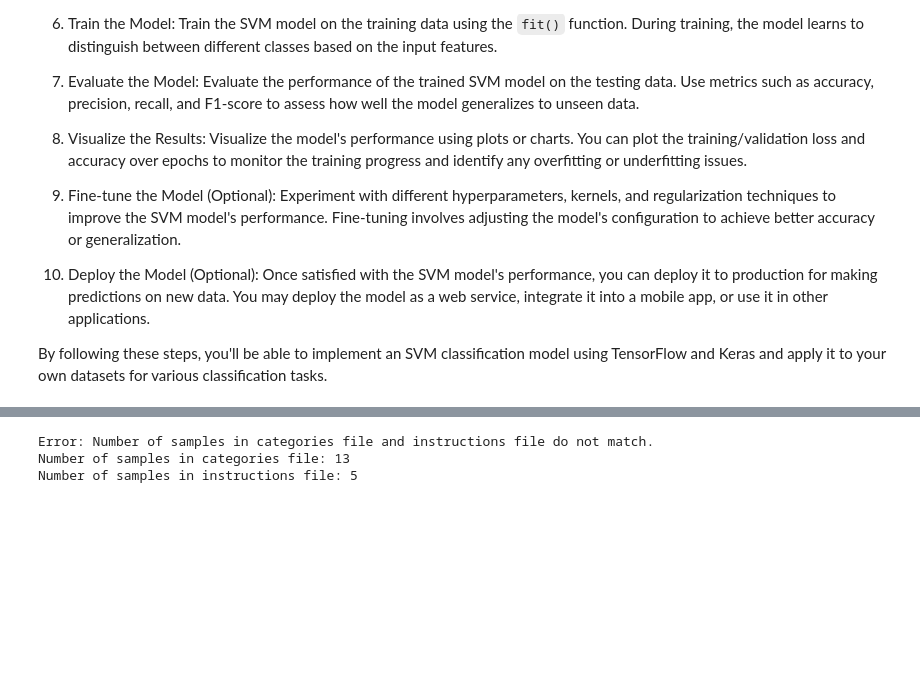
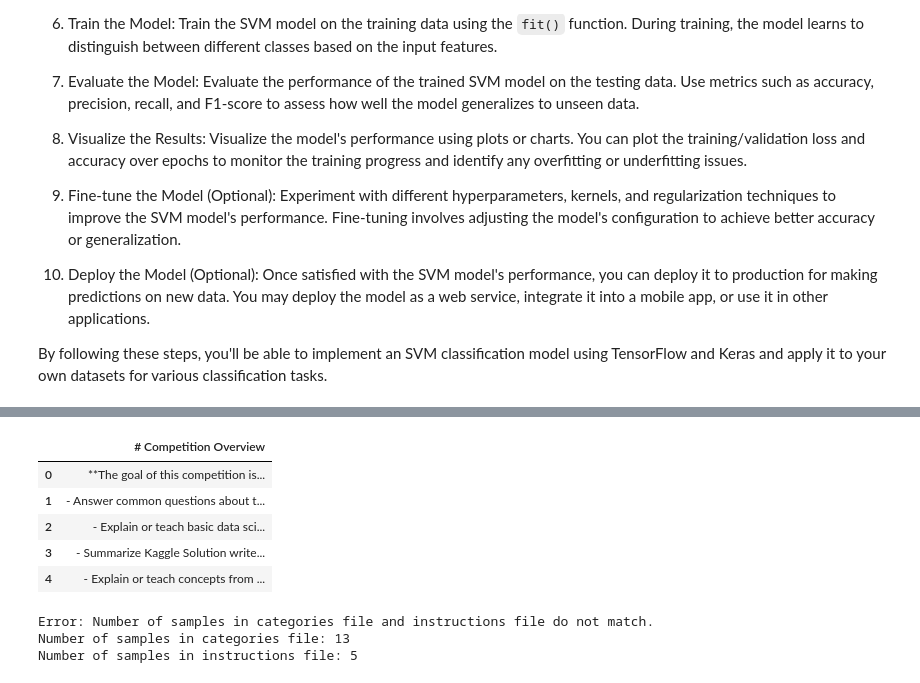
Before and after one commit to Bie-NHD/Machine-Learning-20242025Sem1, a Jupyter notebook: notebooks/svm-classification-using-tensorflow-and-keras.ipynb, the cells around one changed output, grey strips where cells are left out. Cells and saved outputs as stored; diff of their text form; code cells hidden in the pictures; blank space fills up the shorter version.

```diff
--- a/notebooks/svm-classification-using-tensorflow-and-keras.ipynb
+++ b/notebooks/svm-classification-using-tensorflow-and-keras.ipynb
@@ -54 +92,18 @@ for dirname, _, filenames in os.walk('/kaggle/input'):
+# %%
+# Load data from files
+categories_file_path = "submission_categories.txt"
+instructions_file_path = "submission_instructions.txt"
+
+# Load text data
+categories_data = pd.read_csv(categories_file_path)
+instructions_data = pd.read_csv(instructions_file_path)
+
+categories_data.head()
+# %% [output]
+|  | # Competition Overview |
+| 0 | **The goal of this competition is... |
+| 1 | - Answer common questions about t... |
+| 2 | - Explain or teach basic data sci... |
+| 3 | - Summarize Kaggle Solution write... |
+| 4 | - Explain or teach concepts from ... |
 # %%
```
Also changed, not shown: parts of 9 cells of this notebook.
